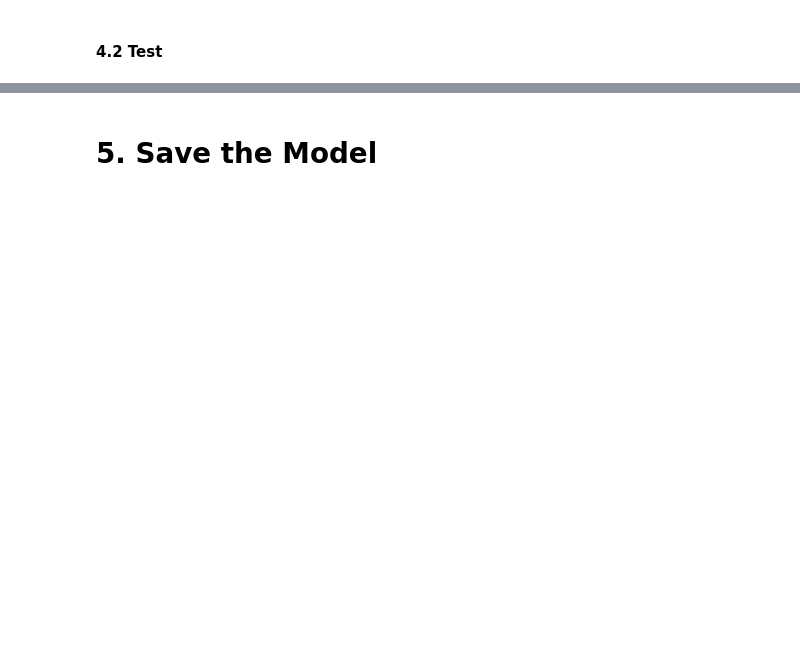
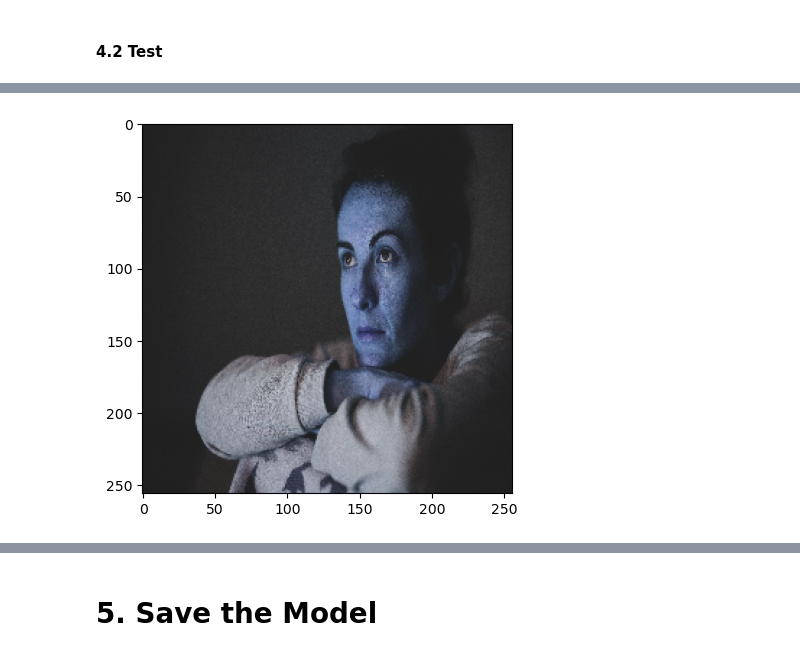
Before and after one commit to AlyDiane/Image_Classifier_Deep_CNN, a Jupyter notebook: notebook/Image_Classification.ipynb, the cells around one changed output, grey strips where cells are left out. Cells and saved outputs as stored; diff of their text form; code cells hidden in the pictures; blank space fills up the shorter version.

```diff
--- a/notebook/Image_Classification.ipynb
+++ b/notebook/Image_Classification.ipynb
@@ -267,0 +274,6 @@ tf.Tensor(0.0, shape=(), dtype=float32) tf.Tensor(0.0, shape=(), dtype=float32)
+# %%
+resize = tf.image.resize(img,(256,256))
+plt.imshow(resize.numpy().astype(int))
+plt.show()
+# %% [output]
+[figure, added]
```
Also changed, not shown: parts of 22 cells of this notebook, 2 other files.
